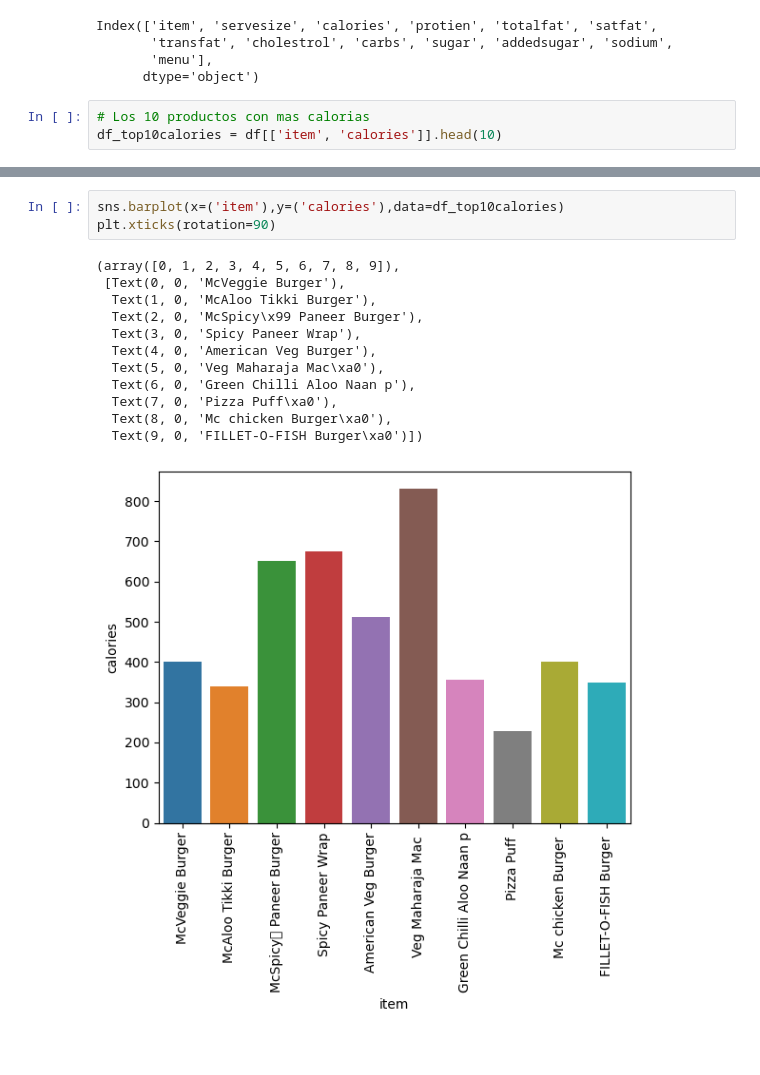
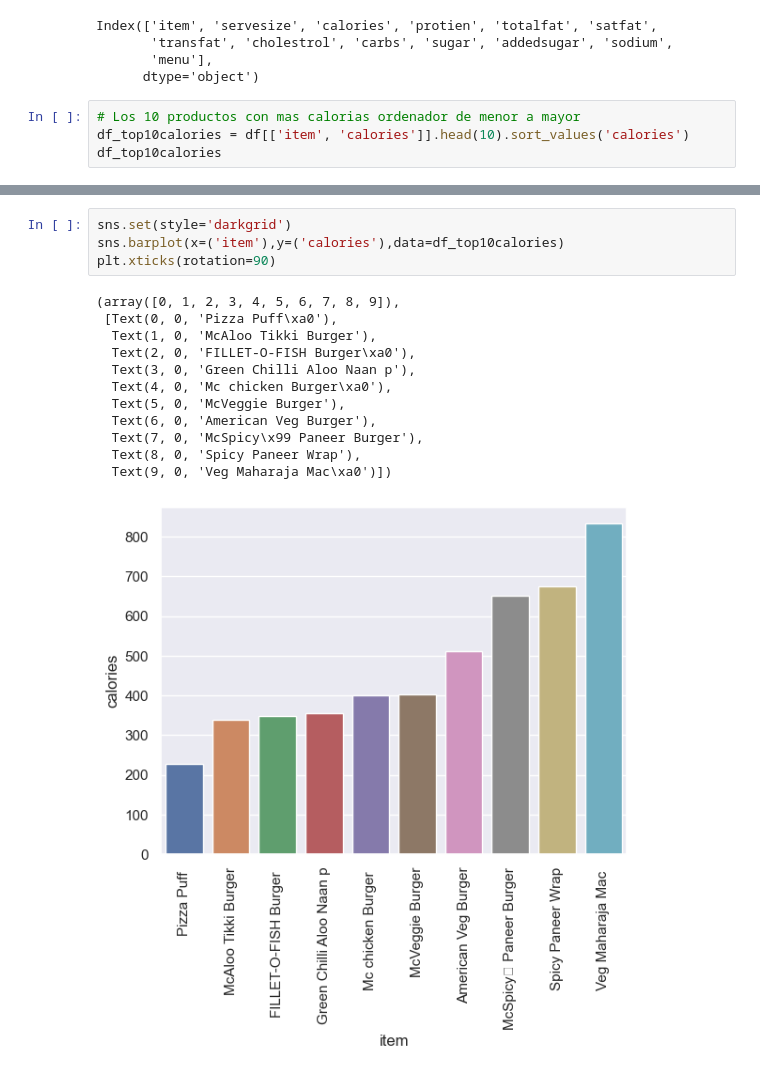
Before and after one commit to DataMasterBI/mcdonalds, a Jupyter notebook: EDA.ipynb, the cells around one changed output, grey strips where cells are left out. Cells and saved outputs as stored; diff of their text form.

Commit message:
ordeno de menor a mayor el top 10 de mas calorias

```diff
--- a/EDA.ipynb
+++ b/EDA.ipynb
@@ -106,5 +106,6 @@ Index(['item', 'servesize', 'calories', 'protien', 'totalfat', 'satfat',
        'menu'],
       dtype='object')
 # %%
-# Los 10 productos con mas calorias
-df_top10calories = df[['item', 'calories']].head(10)
+# Los 10 productos con mas calorias ordenador de menor a mayor
+df_top10calories = df[['item', 'calories']].head(10).sort_values('calories')
+df_top10calories
@@ -125,16 +124,17 @@ df_top10calories
 # %%
+sns.set(style='darkgrid')
 sns.barplot(x=('item'),y=('calories'),data=df_top10calories)
 plt.xticks(rotation=90)
 # %% [output]
 (array([0, 1, 2, 3, 4, 5, 6, 7, 8, 9]),
- [Text(0, 0, 'McVeggie Burger'),
+ [Text(0, 0, 'Pizza Puff\xa0'),
   Text(1, 0, 'McAloo Tikki Burger'),
-  Text(2, 0, 'McSpicy\x99 Paneer Burger'),
-  Text(3, 0, 'Spicy Paneer Wrap'),
-  Text(4, 0, 'American Veg Burger'),
-  Text(5, 0, 'Veg Maharaja Mac\xa0'),
-  Text(6, 0, 'Green Chilli Aloo Naan p'),
-  Text(7, 0, 'Pizza Puff\xa0'),
-  Text(8, 0, 'Mc chicken Burger\xa0'),
-  Text(9, 0, 'FILLET-O-FISH Burger\xa0')])
+  Text(2, 0, 'FILLET-O-FISH Burger\xa0'),
+  Text(3, 0, 'Green Chilli Aloo Naan p'),
+  Text(4, 0, 'Mc chicken Burger\xa0'),
+  Text(5, 0, 'McVeggie Burger'),
+  Text(6, 0, 'American Veg Burger'),
+  Text(7, 0, 'McSpicy\x99 Paneer Burger'),
+  Text(8, 0, 'Spicy Paneer Wrap'),
+  Text(9, 0, 'Veg Maharaja Mac\xa0')])
-[figure, old version]
+[figure, new version]
```
Also changed, not shown: parts of 2 cells of this notebook.
